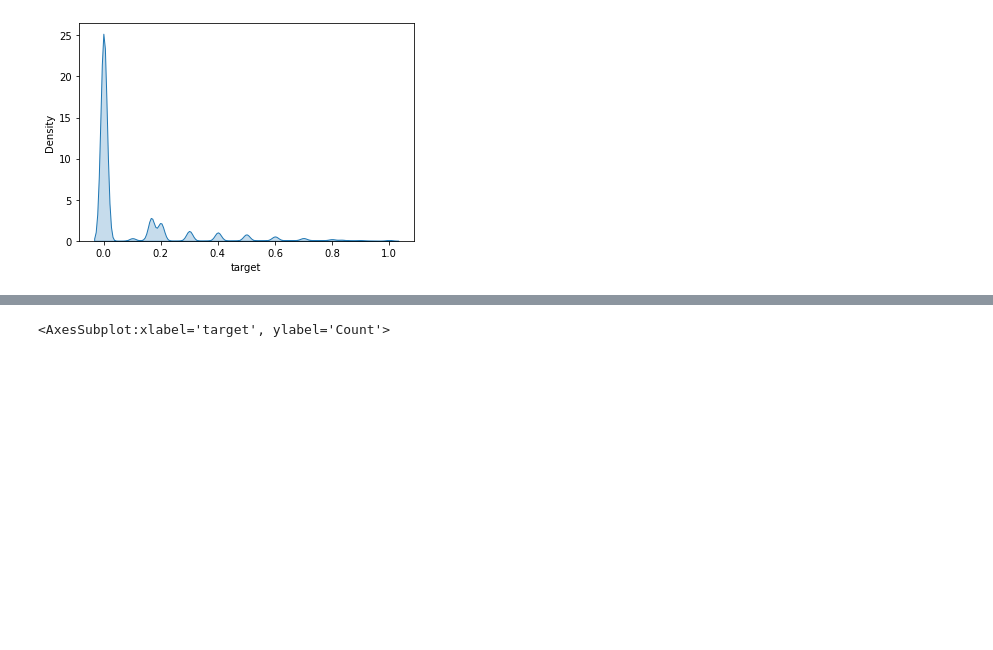
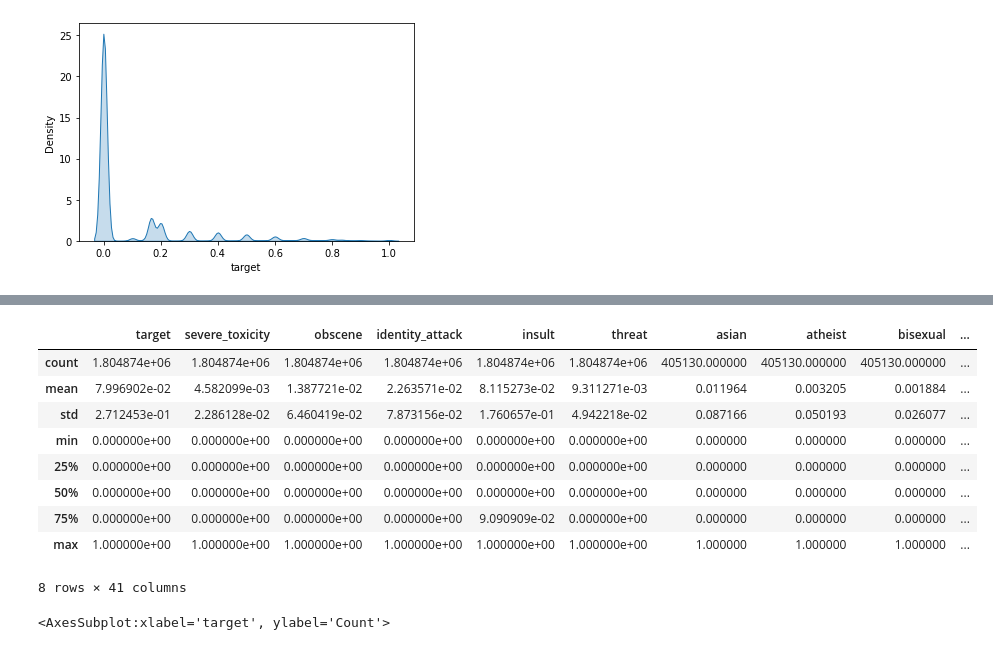
Before and after one commit to mbravo10/machine-learning-showcase, a Jupyter notebook: notebooks/Toxic_Comment_Classifier.ipynb, the cells around one changed output, grey strips where cells are left out. Cells and saved outputs as stored; diff of their text form; code cells hidden in the pictures; blank space fills up the shorter version.

```diff
--- a/notebooks/Toxic_Comment_Classifier.ipynb
+++ b/notebooks/Toxic_Comment_Classifier.ipynb
@@ -44,4 +44,17 @@ train_data.head()
 5 rows × 44 columns
+# %%
+train_data.describe()
+# %% [output]
+|  | target | severe_toxicity | obscene | identity_attack | insult | threat | asian | atheist | bisexual | ... |
+| count | 1.804874e+06 | 1.804874e+06 | 1.804874e+06 | 1.804874e+06 | 1.804874e+06 | 1.804874e+06 | 405130.000000 | 405130.000000 | 405130.000000 | ... |
+| mean | 7.996902e-02 | 4.582099e-03 | 1.387721e-02 | 2.263571e-02 | 8.115273e-02 | 9.311271e-03 | 0.011964 | 0.003205 | 0.001884 | ... |
+| std | 2.712453e-01 | 2.286128e-02 | 6.460419e-02 | 7.873156e-02 | 1.760657e-01 | 4.942218e-02 | 0.087166 | 0.050193 | 0.026077 | ... |
+| min | 0.000000e+00 | 0.000000e+00 | 0.000000e+00 | 0.000000e+00 | 0.000000e+00 | 0.000000e+00 | 0.000000 | 0.000000 | 0.000000 | ... |
+| 25% | 0.000000e+00 | 0.000000e+00 | 0.000000e+00 | 0.000000e+00 | 0.000000e+00 | 0.000000e+00 | 0.000000 | 0.000000 | 0.000000 | ... |
+| 50% | 0.000000e+00 | 0.000000e+00 | 0.000000e+00 | 0.000000e+00 | 0.000000e+00 | 0.000000e+00 | 0.000000 | 0.000000 | 0.000000 | ... |
+| 75% | 0.000000e+00 | 0.000000e+00 | 0.000000e+00 | 0.000000e+00 | 9.090909e-02 | 0.000000e+00 | 0.000000 | 0.000000 | 0.000000 | ... |
+| max | 1.000000e+00 | 1.000000e+00 | 1.000000e+00 | 1.000000e+00 | 1.000000e+00 | 1.000000e+00 | 1.000000 | 1.000000 | 1.000000 | ... |
+8 rows × 41 columns
 # %%
 sns.histplot(data=train_data, x="target")
 # %% [output]
```
Also changed, not shown: parts of 9 cells of this notebook.
